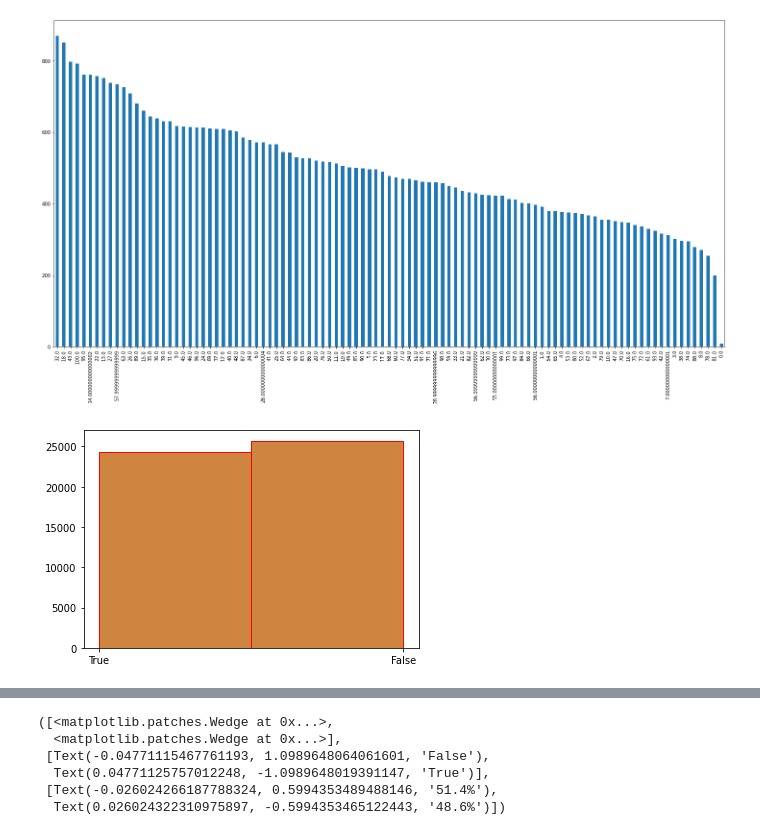
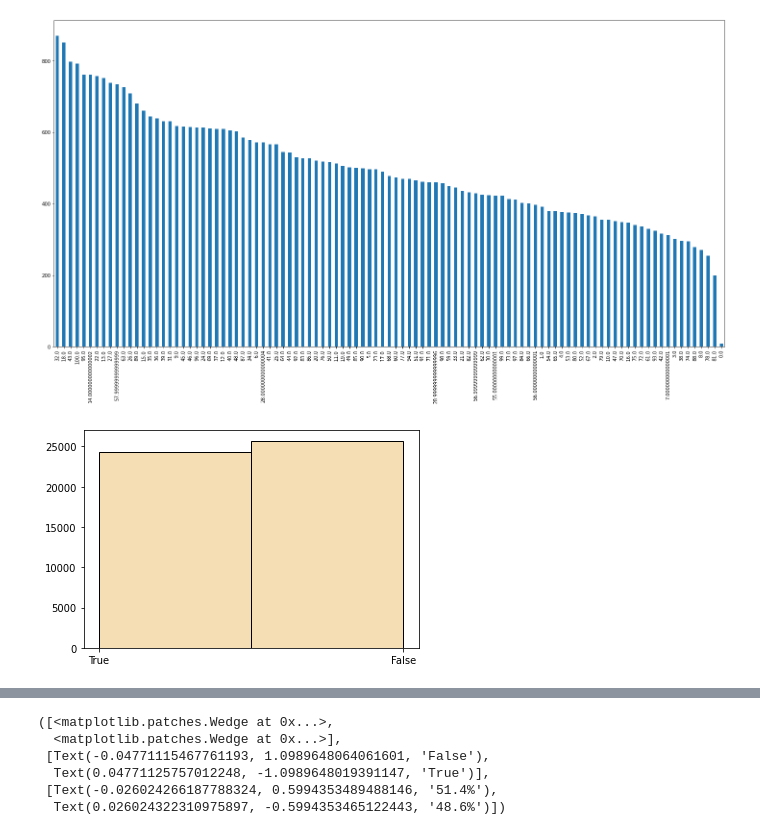
Before and after one commit to ivanivanov10101/bachelor-project, a Jupyter notebook: CSV.ipynb, the cells around one changed output, grey strips where cells are left out. Saved outputs shown, nothing was run; the diff lists cells and outputs as text; code cells hidden in the pictures.

```diff
--- a/CSV.ipynb
+++ b/CSV.ipynb
@@ -516,7 +530,7 @@ df['Cleaner Than %'].value_counts().plot(ax=ax, kind='bar', figsize=(25, 12.5))
 <AxesSubplot:>
 [figure]
 # %%
-plt.hist(df['Green Hosting'], facecolor = 'peru', edgecolor = 'red', bins=2)
+plt.hist(df['Green Hosting'], facecolor = 'wheat', edgecolor = 'black', bins=2)
 plt.show()
 # %% [output]
-[figure, old version]
+[figure, new version]
```
Also changed, not shown: parts of 10 cells of this notebook.
